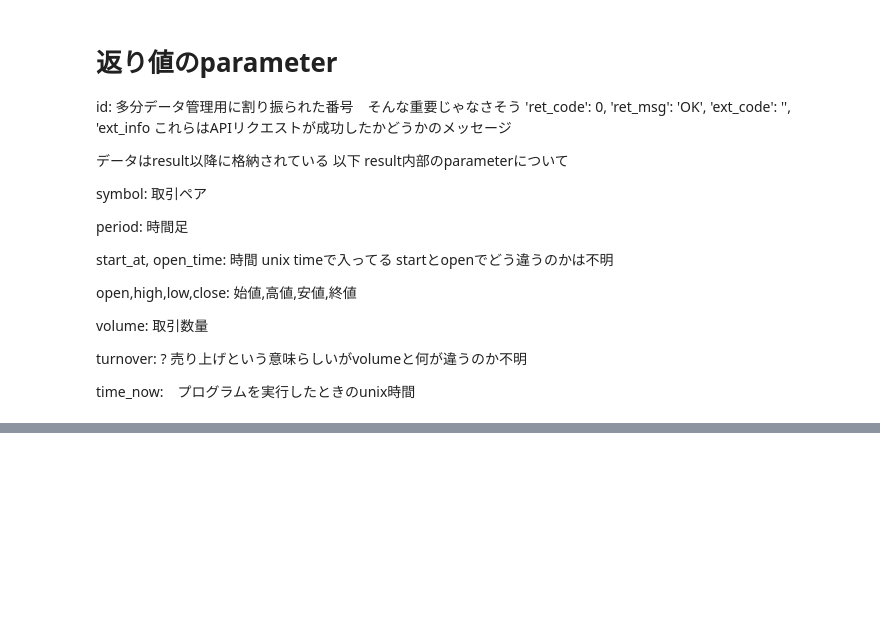
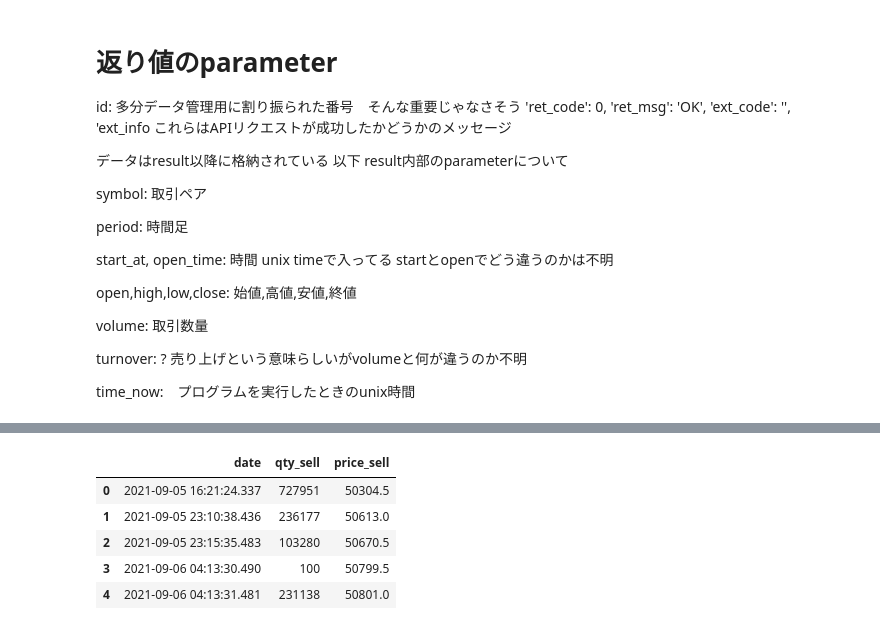
Before and after one commit to pocket-12/system-trade, a Jupyter notebook: Bybit_api.ipynb, the cells around one changed output, grey strips where cells are left out. Cells and saved outputs as stored; diff of their text form; code cells hidden in the pictures; blank space fills up the shorter version.

```diff
--- a/Bybit_api.ipynb
+++ b/Bybit_api.ipynb
@@ -130,0 +126,21 @@ fig
+# %%
+Liquidation = client.Market.Market_liqRecords(symbol="BTCUSD").result()
+# %%
+Liquidation_data = Liquidation[0]["result"]
+
+Date_liquid_buy = []
+Date_liquid_sell = []
+qty_buy = []
+qty_sell = []
+price_buy = []
+price_sell = []
+
+for i in range(len(Data)):
+    if Liquidation_data[i]["side"] == "Buy":
+        Date_liquid_buy.append(datetime.fromtimestamp(Liquidation_data[i]['time']/1000.0))
+        qty_buy.append(Liquidation_data[i]['qty'])
+        price_buy.append(Liquidation_data[i]['price'])
+    else:
+        Date_liquid_sell.append(datetime.fromtimestamp(Liquidation_data[i]['time']/1000.0))
+        qty_sell.append(Liquidation_data[i]['qty'])
+        price_sell.append(Liquidation_data[i]['price'])
@@ -130,0 +153,21 @@ fig
+# %%
+df_liquid_buy = pd.DataFrame({'date' : Date_liquid_buy,
+                        'qty_buy' : qty_buy,
+                        'price_buy' : price_buy,
+                        })
+
+df_liquid_sell = pd.DataFrame({'date' : Date_liquid_sell,
+                        'qty_sell' : qty_sell,
+                        'price_sell' : price_sell,
+                        })
+
+
+#df_liquid = df_liquid.set_index('date')
+df_liquid_sell.head()
+# %% [output]
+|  | date | qty_sell | price_sell |
+| 0 | 2021-09-05 16:21:24.337 | 727951 | 50304.5 |
+| 1 | 2021-09-05 23:10:38.436 | 236177 | 50613.0 |
+| 2 | 2021-09-05 23:15:35.483 | 103280 | 50670.5 |
+| 3 | 2021-09-06 04:13:30.490 | 100 | 50799.5 |
+| 4 | 2021-09-06 04:13:31.481 | 231138 | 50801.0 |
```
Also changed, not shown: parts of 16 cells of this notebook.
